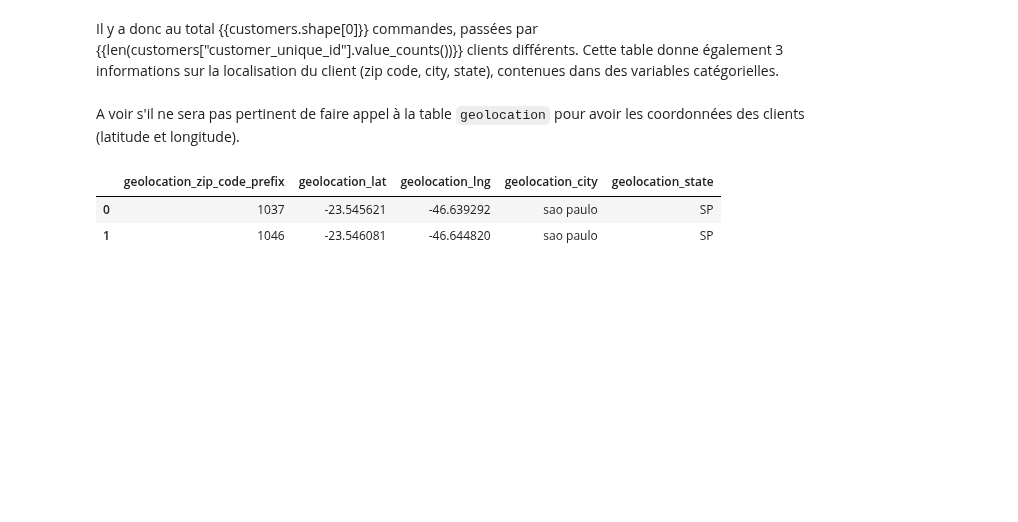
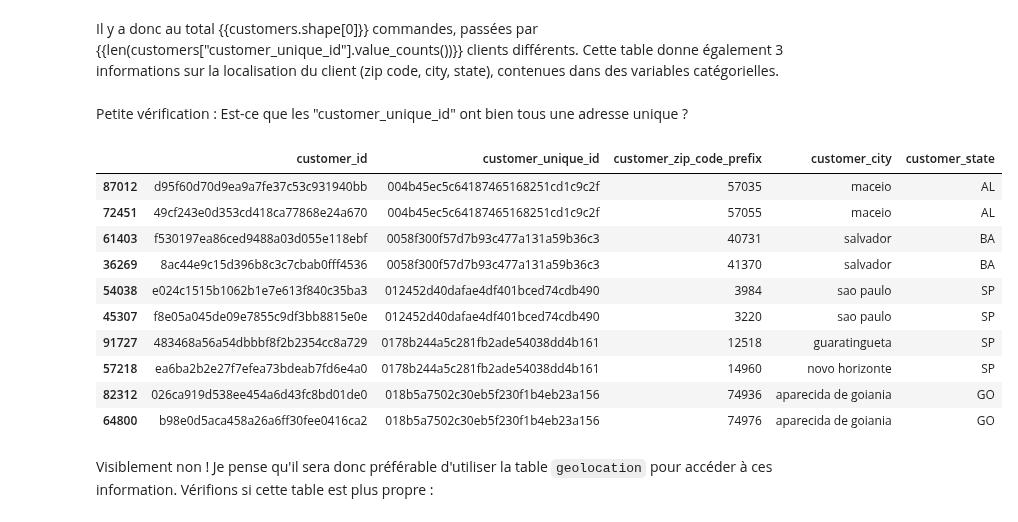
Before and after one commit to ClaireGayral/formation_openclassroom, a Jupyter notebook: P4_gayral_claire/analyse_exploratoire.ipynb, the cells around one changed output. Saved outputs shown, nothing was run; the diff lists cells and outputs as text; code cells hidden in the pictures; blank space fills up the shorter version.

````diff
--- a/P4_gayral_claire/analyse_exploratoire.ipynb
+++ b/P4_gayral_claire/analyse_exploratoire.ipynb
@@ -152,10 +108,29 @@ sns.barplot(x=y.index, y=y.values, order =y.sort_values(ascending=False).index)
 # %% [markdown]
 Il y a donc au total {{customers.shape[0]}} commandes, passées par  {{len(customers["customer_unique_id"].value_counts())}} clients différents. Cette table donne également 3 informations sur la localisation du client (zip code, city, state), contenues dans des variables catégorielles.
-# %% [markdown]
-A voir s'il ne sera pas pertinent de faire appel à la table ```geolocation``` pour avoir les coordonnées des clients (latitude et longitude).
-# %%
-geolocation.head(2)
-# %% [output]
-|  | geolocation_zip_code_prefix | geolocation_lat | geolocation_lng | geolocation_city | geolocation_state |
-| 0 | 1037 | -23.545621 | -46.639292 | sao paulo | SP |
-| 1 | 1046 | -23.546081 | -46.644820 | sao paulo | SP |
+# %% [markdown]
+Petite vérification : Est-ce que les "customer_unique_id" ont bien tous une adresse unique ?
+# %%
+unique_id = customers.iloc[:,1:]#["customer_unique_id"]
+unique_id = unique_id.drop_duplicates(ignore_index = False)
+unique_id = unique_id["customer_unique_id"]
+customer_id_non_unique = unique_id.value_counts()>1
+customer_id_non_unique = unique_id.value_counts()[customer_id_non_unique]
+customer_id_non_unique = customer_id_non_unique.index
+customer_id_non_unique = unique_id.isin(customer_id_non_unique)
+customer_id_non_unique = unique_id[customer_id_non_unique].index
+customers_non_unique_commande = customers.loc[customer_id_non_unique]
+customers_non_unique_commande.sort_values(by="customer_unique_id").head(10)
+# %% [output]
+|  | customer_id | customer_unique_id | customer_zip_code_prefix | customer_city | customer_state |
+| 87012 | d95f60d70d9ea9a7fe37c53c931940bb | 004b45ec5c64187465168251cd1c9c2f | 57035 | maceio | AL |
+| 72451 | 49cf243e0d353cd418ca77868e24a670 | 004b45ec5c64187465168251cd1c9c2f | 57055 | maceio | AL |
+| 61403 | f530197ea86ced9488a03d055e118ebf | 0058f300f57d7b93c477a131a59b36c3 | 40731 | salvador | BA |
+| 36269 | 8ac44e9c15d396b8c3c7cbab0fff4536 | 0058f300f57d7b93c477a131a59b36c3 | 41370 | salvador | BA |
+| 54038 | e024c1515b1062b1e7e613f840c35ba3 | 012452d40dafae4df401bced74cdb490 | 3984 | sao paulo | SP |
+| 45307 | f8e05a045de09e7855c9df3bb8815e0e | 012452d40dafae4df401bced74cdb490 | 3220 | sao paulo | SP |
+| 91727 | 483468a56a54dbbbf8f2b2354cc8a729 | 0178b244a5c281fb2ade54038dd4b161 | 12518 | guaratingueta | SP |
+| 57218 | ea6ba2b2e27f7efea73bdeab7fd6e4a0 | 0178b244a5c281fb2ade54038dd4b161 | 14960 | novo horizonte | SP |
+| 82312 | 026ca919d538ee454a6d43fc8bd01de0 | 018b5a7502c30eb5f230f1b4eb23a156 | 74936 | aparecida de goiania | GO |
+| 64800 | b98e0d5aca458a26a6ff30fee0416ca2 | 018b5a7502c30eb5f230f1b4eb23a156 | 74976 | aparecida de goiania | GO |
+# %% [markdown]
+Visiblement non ! Je pense qu'il sera donc préférable d'utiliser la table ```geolocation``` pour accéder à ces information. Vérifions si cette table est plus propre :
````
Also changed, not shown: parts of 20 cells of this notebook, 1 other file.
